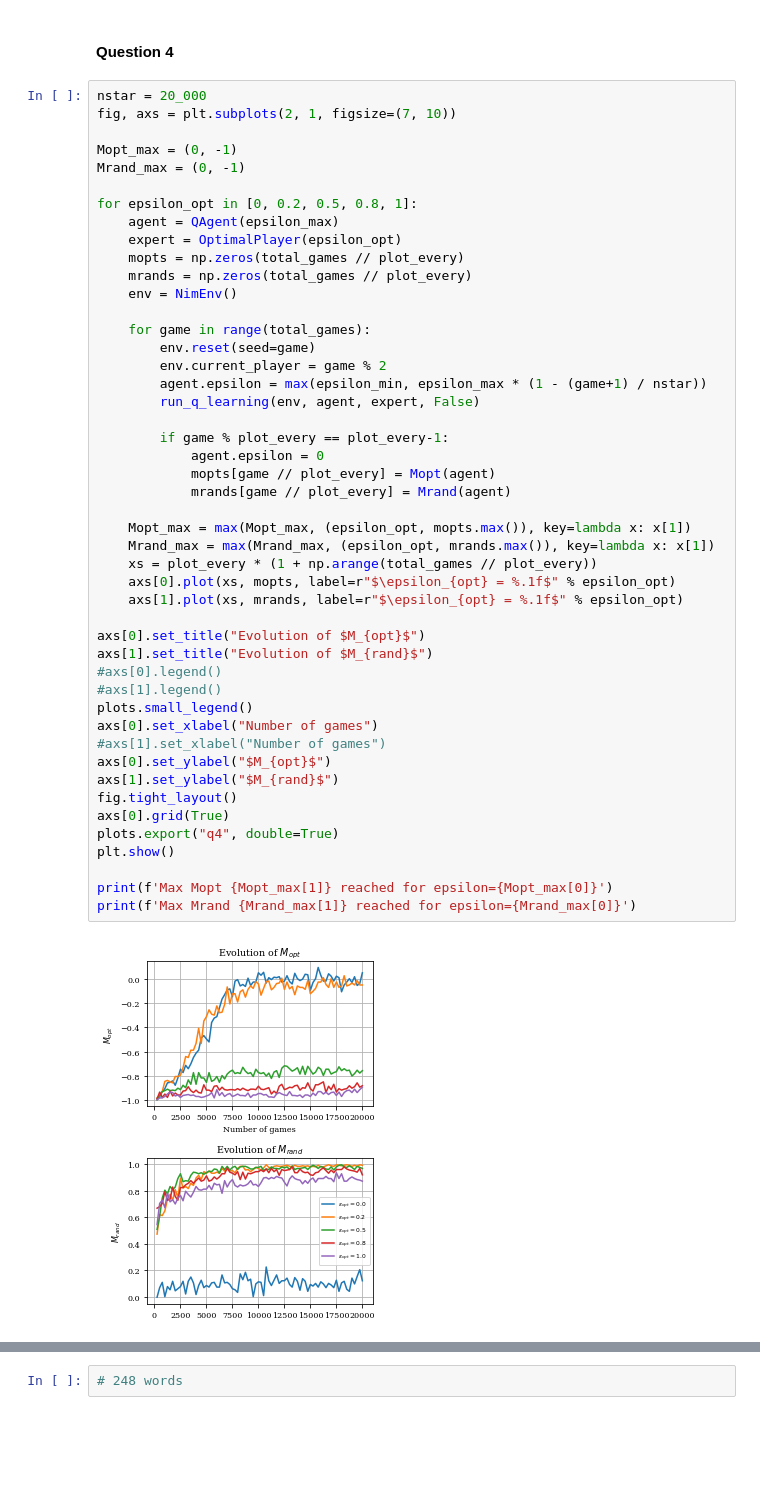
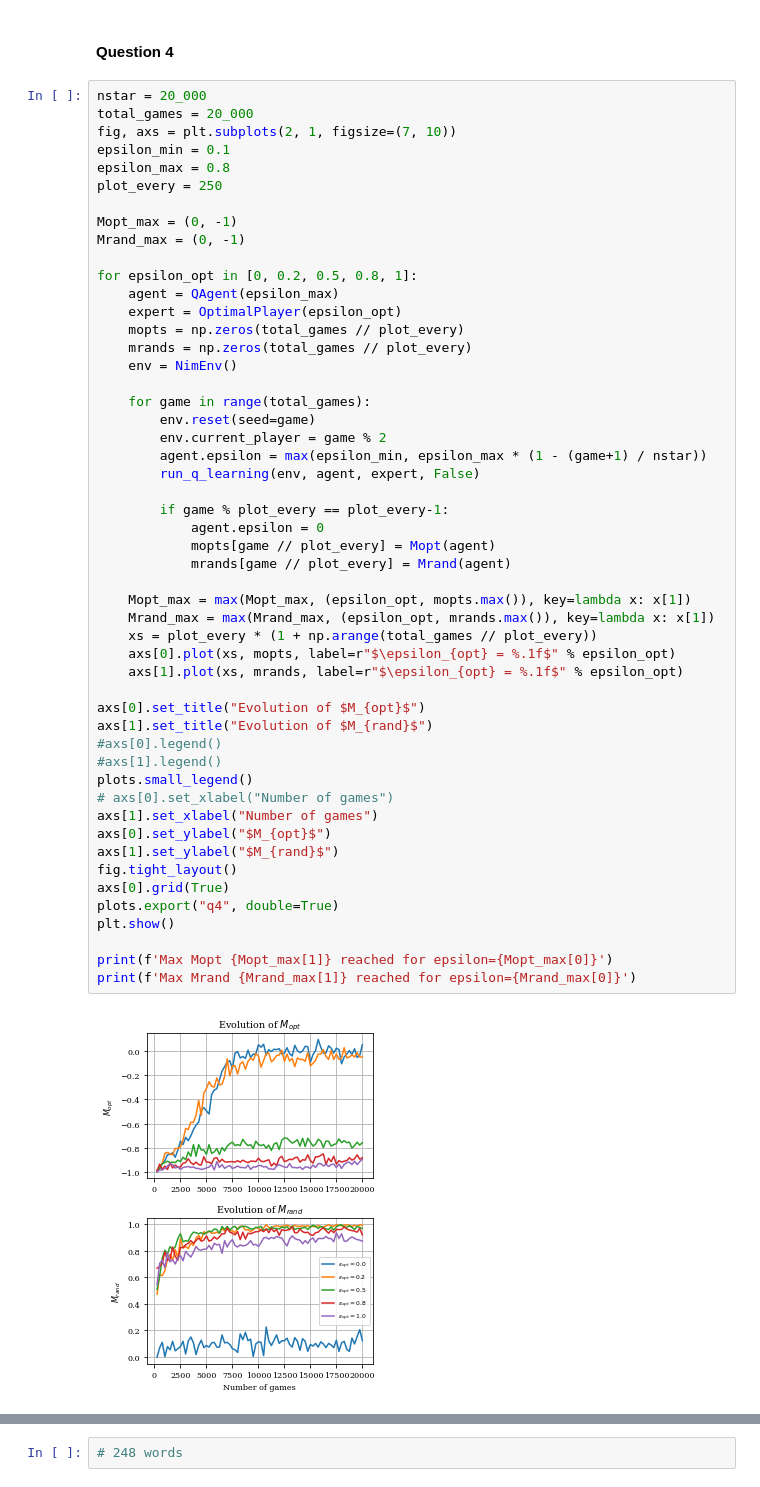
Before and after one commit to frasalvi/DQL_Nim, a Jupyter notebook: nim.ipynb, the cells around one changed output, grey strips where cells are left out. Drawn from its saved outputs; the diff is of its cells as text; blank space fills up the shorter version.

Commit message:
corrent xlabel

```diff
--- a/nim.ipynb
+++ b/nim.ipynb
@@ -146,7 +146,11 @@ plt.show()
 #### Question 4
 # %%
 nstar = 20_000
+total_games = 20_000
 fig, axs = plt.subplots(2, 1, figsize=(7, 10))
+epsilon_min = 0.1
+epsilon_max = 0.8
+plot_every = 250
 
 Mopt_max = (0, -1)
 Mrand_max = (0, -1)
@@ -163,36 +167,36 @@ for epsilon_opt in [0, 0.2, 0.5, 0.8, 1]:
         env.current_player = game % 2
         agent.epsilon = max(epsilon_min, epsilon_max * (1 - (game+1) / nstar))
         run_q_learning(env, agent, expert, False)
 
         if game % plot_every == plot_every-1:
             agent.epsilon = 0
             mopts[game // plot_every] = Mopt(agent)
             mrands[game // plot_every] = Mrand(agent)
 
     Mopt_max = max(Mopt_max, (epsilon_opt, mopts.max()), key=lambda x: x[1])
     Mrand_max = max(Mrand_max, (epsilon_opt, mrands.max()), key=lambda x: x[1])
     xs = plot_every * (1 + np.arange(total_games // plot_every))
     axs[0].plot(xs, mopts, label=r"$\epsilon_{opt} = %.1f$" % epsilon_opt)
     axs[1].plot(xs, mrands, label=r"$\epsilon_{opt} = %.1f$" % epsilon_opt)
 
 axs[0].set_title("Evolution of $M_{opt}$")
 axs[1].set_title("Evolution of $M_{rand}$")
 #axs[0].legend()
 #axs[1].legend()
 plots.small_legend()
-axs[0].set_xlabel("Number of games")
-#axs[1].set_xlabel("Number of games")
+# axs[0].set_xlabel("Number of games")
+axs[1].set_xlabel("Number of games")
 axs[0].set_ylabel("$M_{opt}$")
 axs[1].set_ylabel("$M_{rand}$")
 fig.tight_layout()
 axs[0].grid(True)
 plots.export("q4", double=True)
 plt.show()
 
 print(f'Max Mopt {Mopt_max[1]} reached for epsilon={Mopt_max[0]}')
 print(f'Max Mrand {Mrand_max[1]} reached for epsilon={Mrand_max[0]}')
 # %% [output]
-[figure, old version]
+[figure, new version]
 Max Mopt 0.092 reached for epsilon=0
 Max Mrand 0.996 reached for epsilon=0.2
 # %%
```
Also changed, not shown: 1 other file.
